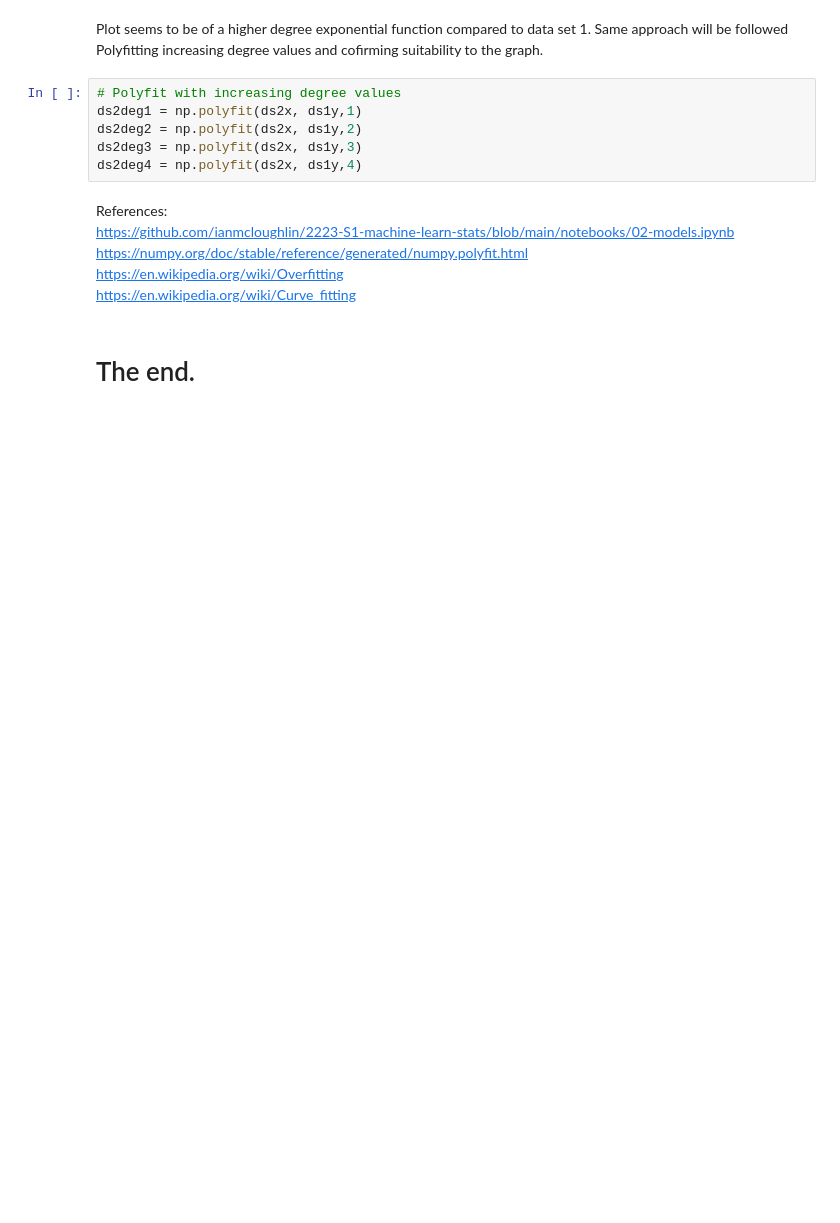
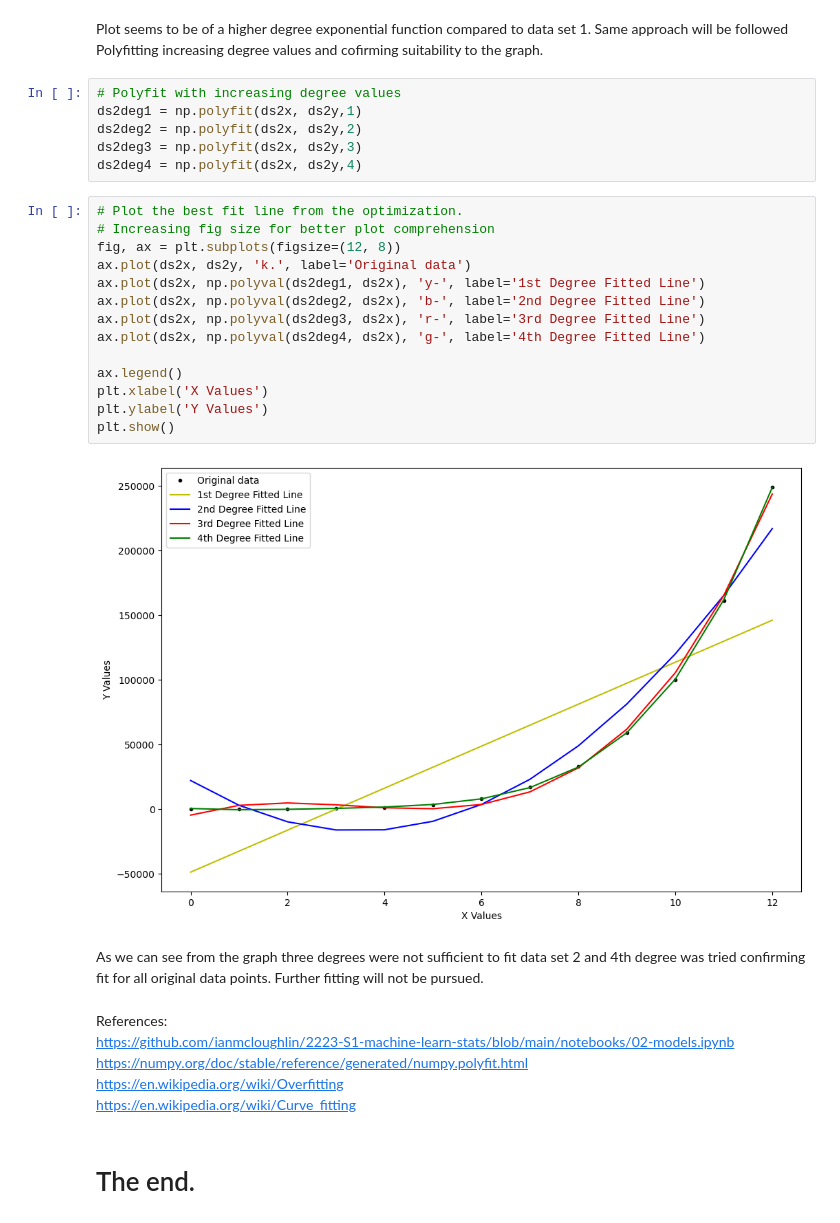
Before and after one commit to Mantvydas-data/MLS-Project, a Jupyter notebook: exercises/03.parameters-exercises.ipynb, the cells around one changed output. Drawn from its saved outputs; the diff is of its cells as text; blank space fills up the shorter version.

```diff
--- a/exercises/03.parameters-exercises.ipynb
+++ b/exercises/03.parameters-exercises.ipynb
@@ -81,10 +87,28 @@ plt.show()
 Plot seems to be of a higher degree exponential function compared to data set 1. Same approach will be followed Polyfitting increasing degree values and cofirming suitability to the graph.
 # %%
 # Polyfit with increasing degree values
-ds2deg1 = np.polyfit(ds2x, ds1y,1)
-ds2deg2 = np.polyfit(ds2x, ds1y,2)
-ds2deg3 = np.polyfit(ds2x, ds1y,3)
-ds2deg4 = np.polyfit(ds2x, ds1y,4)
+ds2deg1 = np.polyfit(ds2x, ds2y,1)
+ds2deg2 = np.polyfit(ds2x, ds2y,2)
+ds2deg3 = np.polyfit(ds2x, ds2y,3)
+ds2deg4 = np.polyfit(ds2x, ds2y,4)
+# %%
+# Plot the best fit line from the optimization.
+# Increasing fig size for better plot comprehension
+fig, ax = plt.subplots(figsize=(12, 8))
+ax.plot(ds2x, ds2y, 'k.', label='Original data')
+ax.plot(ds2x, np.polyval(ds2deg1, ds2x), 'y-', label='1st Degree Fitted Line')
+ax.plot(ds2x, np.polyval(ds2deg2, ds2x), 'b-', label='2nd Degree Fitted Line')
+ax.plot(ds2x, np.polyval(ds2deg3, ds2x), 'r-', label='3rd Degree Fitted Line')
+ax.plot(ds2x, np.polyval(ds2deg4, ds2x), 'g-', label='4th Degree Fitted Line')
+
+ax.legend()
+plt.xlabel('X Values')
+plt.ylabel('Y Values')
+plt.show()
+# %% [output]
+[figure, added]
+# %% [markdown]
+As we can see from the graph three degrees were not sufficient to fit data set 2 and 4th degree was tried confirming fit for all original data points. Further fitting will not be pursued.
 # %% [markdown]
 References:<br>
 https://github.com/ianmcloughlin/2223-S1-machine-learn-stats/blob/main/notebooks/02-models.ipynb<br>
```
Also changed, not shown: parts of 4 cells of this notebook.
